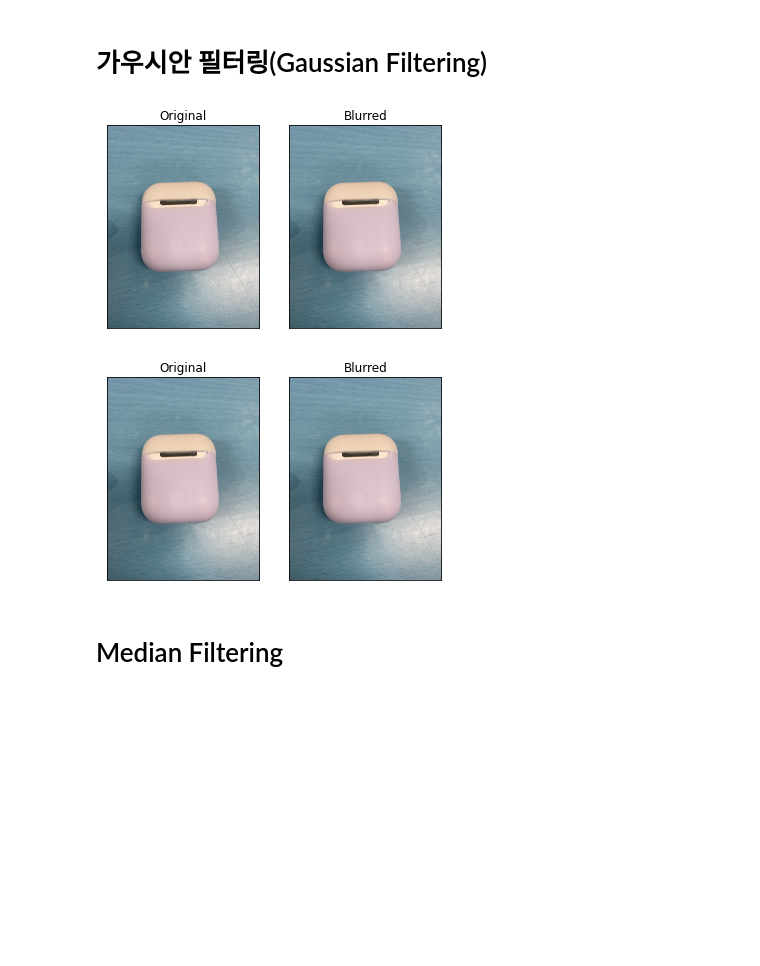
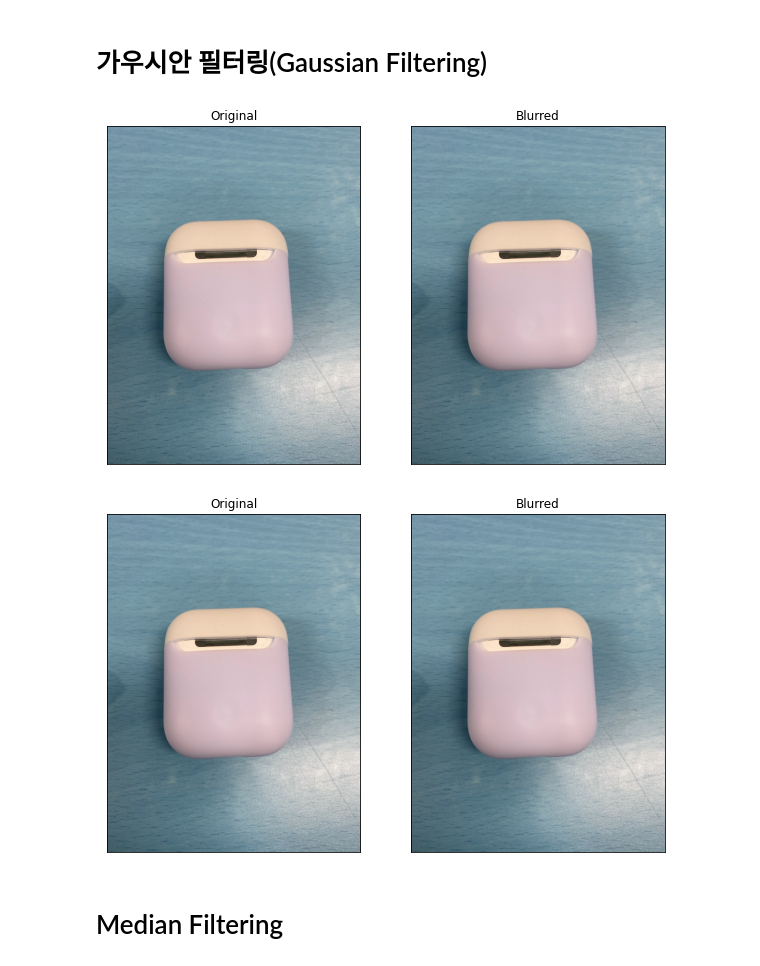
Before and after one commit to swkim01/DSAC5, a Jupyter notebook: gg-08-저주파_통과_필터링.ipynb, the cells around one changed output. Cells and saved outputs as stored; diff of their text form; code cells hidden in the pictures; blank space fills up the shorter version.

```diff
--- a/gg-08-저주파_통과_필터링.ipynb
+++ b/gg-08-저주파_통과_필터링.ipynb
@@ -48,14 +64,15 @@ img = cv2.imread('./case.jpg')
 # %%
 blur = cv2.GaussianBlur(img,(5,5),0)
 # %%
+plt.figure(figsize=(10,10))
 plt.subplot(121),plt.imshow(img), plt.title('Original')
 plt.xticks([]), plt.yticks([])
 plt.subplot(122),plt.imshow(blur),plt.title('Blurred')
 plt.xticks([]),plt.yticks([])
 plt.show(0)
 # %% [output]
-[figure, old version]
+[figure, new version]
-[figure, old version]
+[figure, new version]
 # %% [markdown]
 <h1> Median Filtering</h1>
 # %%
```
Also changed, not shown: parts of 6 cells of this notebook.
